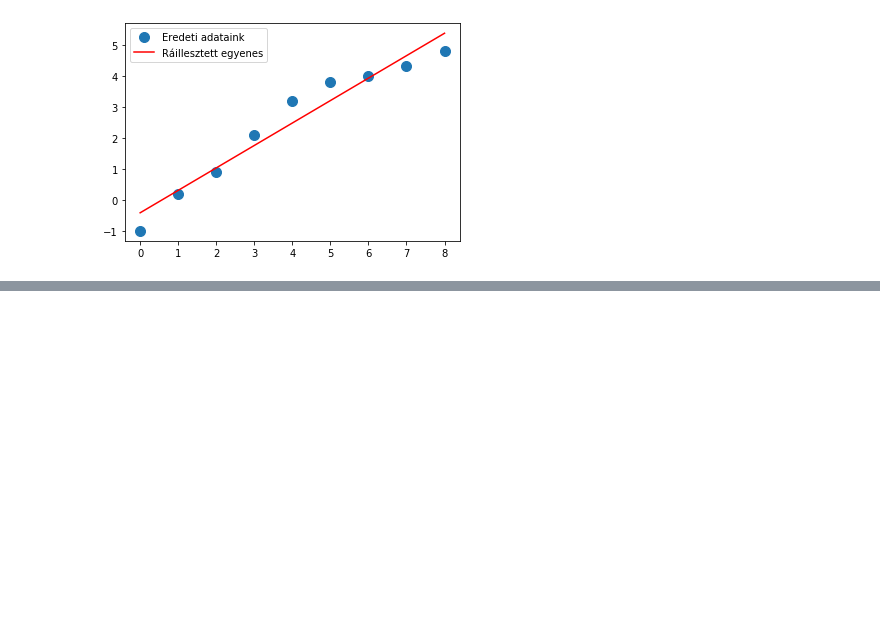
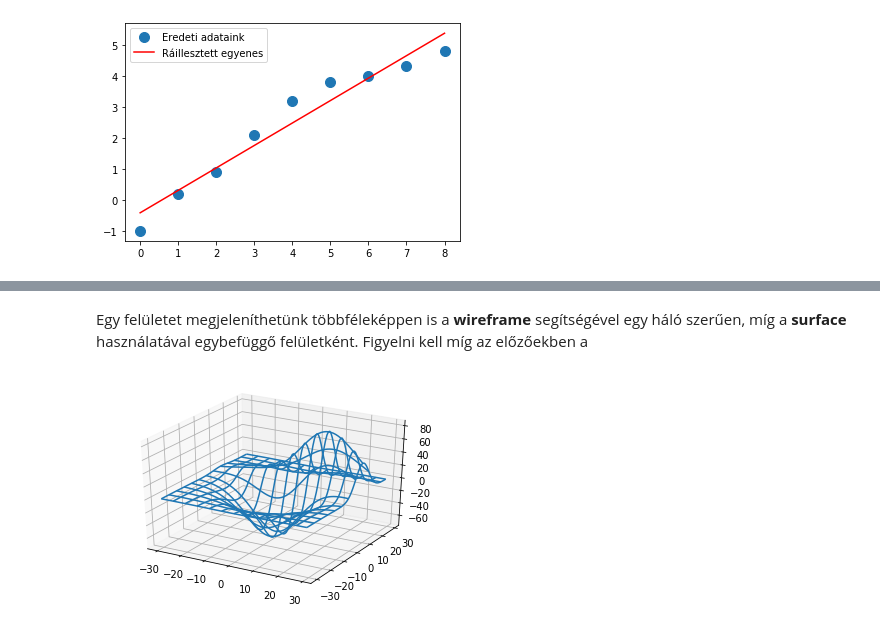
Before and after one commit to gyulaimark97/Szakdolgozat, a Jupyter notebook: dolgozat/matplotlib and least square method.ipynb, the cells around one changed output, grey strips where cells are left out. Saved outputs shown, nothing was run; the diff lists cells and outputs as text; code cells hidden in the pictures; blank space fills up the shorter version.

```diff
--- a/dolgozat/matplotlib and least square method.ipynb
+++ b/dolgozat/matplotlib and least square method.ipynb
@@ -128,0 +191,18 @@ plt.show(plot)
+# %% [markdown]
+Egy felületet megjeleníthetünk többféleképpen is a __wireframe__ segítségével egy háló szerűen, míg a __surface__ használatával egybefüggő felületként. Figyelni kell míg az előzőekben a
+# %%
+from mpl_toolkits.mplot3d import axes3d
+import matplotlib.pyplot as plt
+
+
+fig = plt.figure()
+ax = fig.add_subplot(111, projection='3d')
+
+# Grab some test data.
+X, Y, Z = axes3d.get_test_data(0.1)
+
+ax.plot_wireframe(X, Y, Z, rstride=5, cstride=5)
+
+plt.show()
+# %% [output]
+[figure, added]
```
Also changed, not shown: parts of 16 cells of this notebook.
